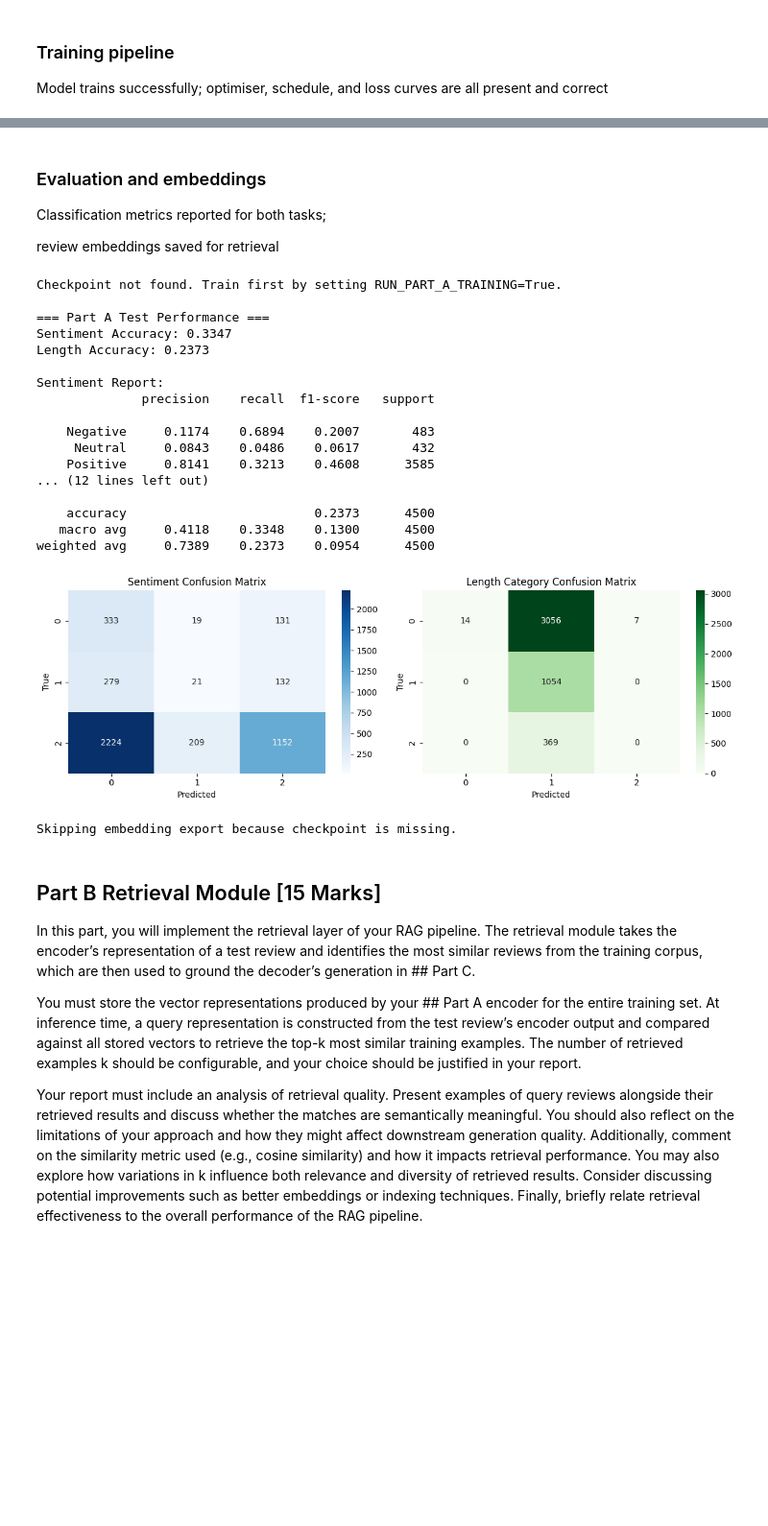
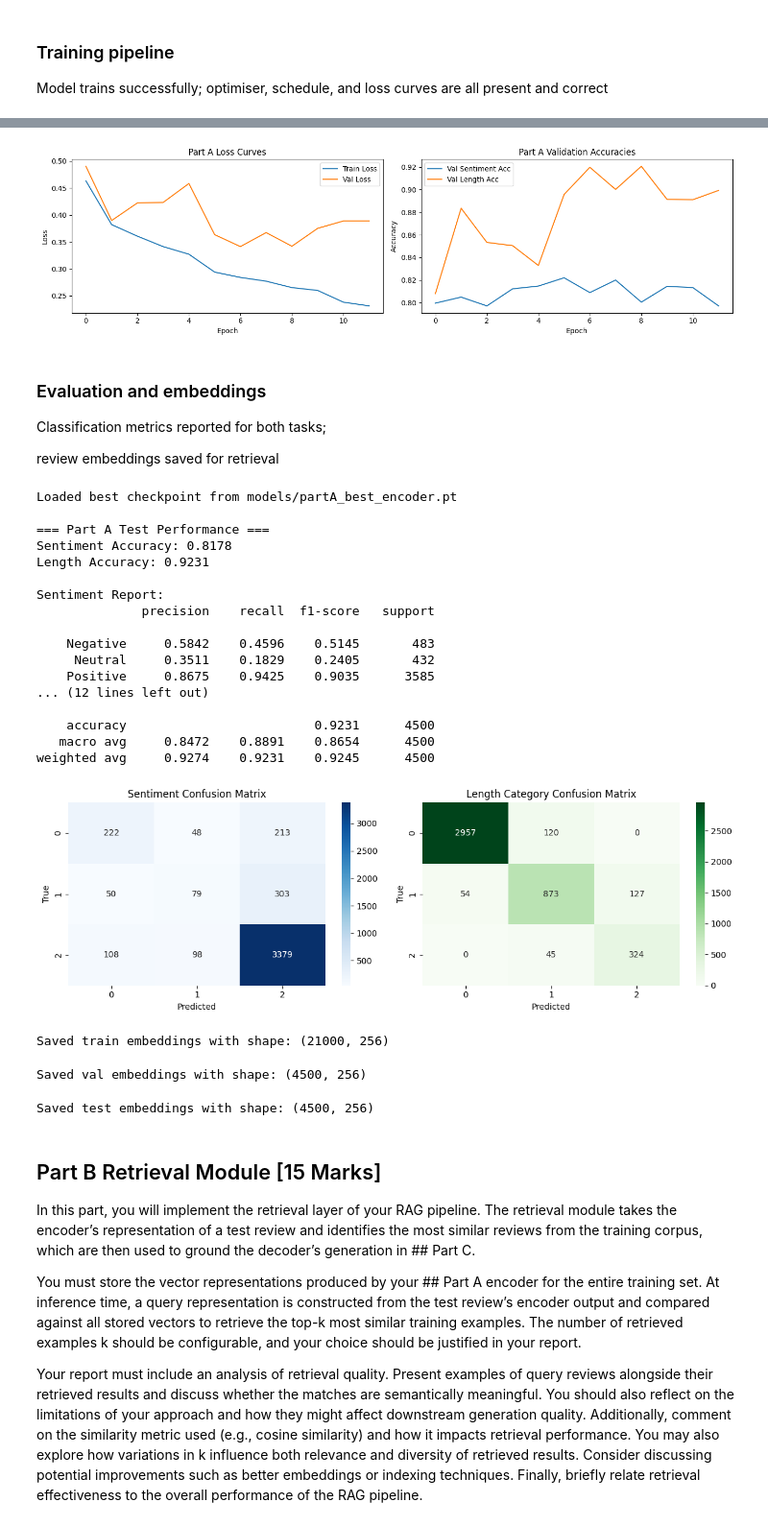
Before and after one commit to fatima-1206/i232616-NLP-Assignment3, a Jupyter notebook: i232616-NLP-Assignment3.ipynb, the cells around one changed output, grey strips where cells are left out. Shown at 96% size. Drawn from its saved outputs; the diff is of its cells as text; code cells hidden in the pictures; blank space fills up the shorter version.

```diff
--- a/i232616-NLP-Assignment3.ipynb
+++ b/i232616-NLP-Assignment3.ipynb
@@ -1013,8 +1014,7 @@ def evaluate(loader):
         'len_pred': np.array(all_len_pred),
     }
 
-# Set True to run full training
-RUN_PART_A_TRAINING = False
+RUN_PART_A_TRAINING = True
 
 if RUN_PART_A_TRAINING:
     best_val_loss = float('inf')
@@ -1088,3 +1088,4 @@ if RUN_PART_A_TRAINING:
     plt.tight_layout()
     plt.savefig('results/partA_training_curves.png', dpi=300, bbox_inches='tight')
     plt.show()
+# %% [output]
@@ -1091,3 +1104,4 @@ if RUN_PART_A_TRAINING:
+[figure, added]
 # %% [markdown]
 
 ### Evaluation and embeddings
@@ -1194,25 +1208,27 @@ export_embeddings('train', DataLoader(train_ds, batch_size=BATCH_SIZE, shuffle=F
 export_embeddings('val', DataLoader(val_ds, batch_size=BATCH_SIZE, shuffle=False), val_dataset['original_text'])
 export_embeddings('test', DataLoader(test_ds, batch_size=BATCH_SIZE, shuffle=False), test_dataset['original_text'])
 # %% [output]
-Checkpoint not found. Train first by setting RUN_PART_A_TRAINING=True.
+Loaded best checkpoint from models/partA_best_encoder.pt
 
 === Part A Test Performance ===
-Sentiment Accuracy: 0.3347
-Length Accuracy: 0.2373
+Sentiment Accuracy: 0.8178
+Length Accuracy: 0.9231
 
 Sentiment Report:
               precision    recall  f1-score   support
 
-    Negative     0.1174    0.6894    0.2007       483
-     Neutral     0.0843    0.0486    0.0617       432
-    Positive     0.8141    0.3213    0.4608      3585
+    Negative     0.5842    0.4596    0.5145       483
+     Neutral     0.3511    0.1829    0.2405       432
+    Positive     0.8675    0.9425    0.9035      3585
 ... (12 lines left out)
 
-    accuracy                         0.2373      4500
-   macro avg     0.4118    0.3348    0.1300      4500
-weighted avg     0.7389    0.2373    0.0954      4500
+    accuracy                         0.9231      4500
+   macro avg     0.8472    0.8891    0.8654      4500
+weighted avg     0.9274    0.9231    0.9245      4500
-[figure, old version]
+[figure, new version]
-Skipping embedding export because checkpoint is missing.
+Saved train embeddings with shape: (21000, 256)
+Saved val embeddings with shape: (4500, 256)
+Saved test embeddings with shape: (4500, 256)
 # %% [markdown]
 
 ## Part B Retrieval Module [15 Marks]
```
Also changed, not shown: parts of 13 cells of this notebook, 1 other file.
